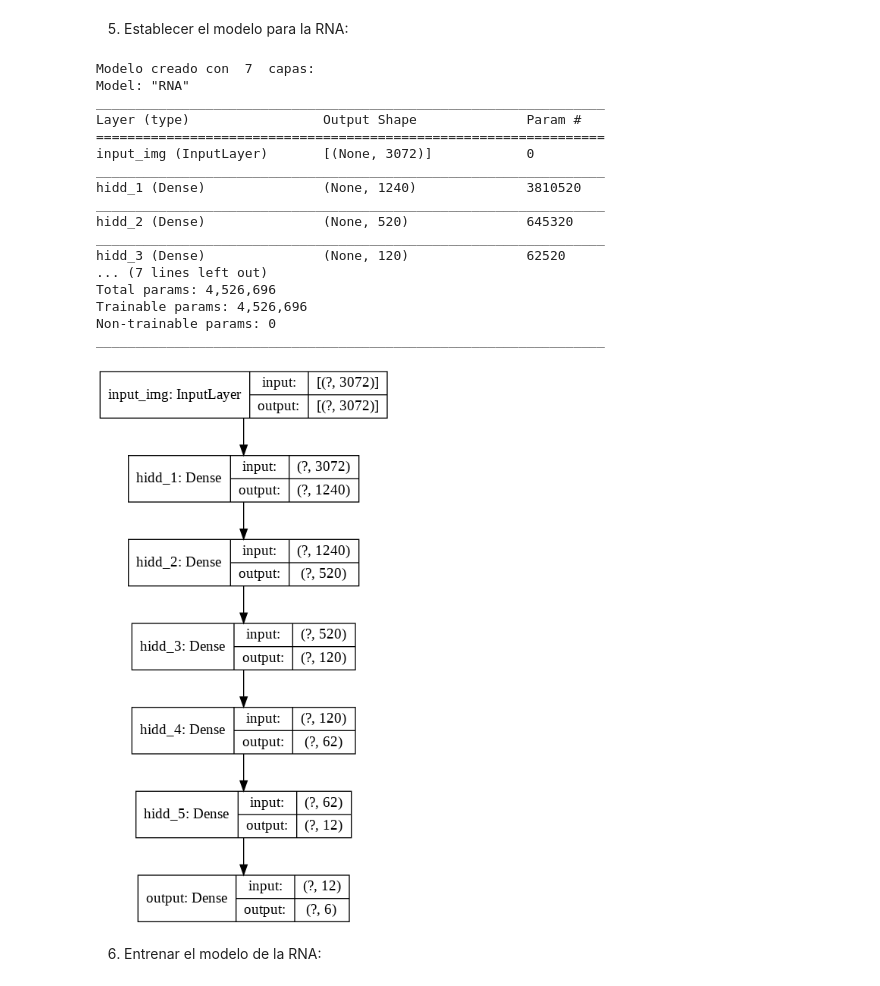
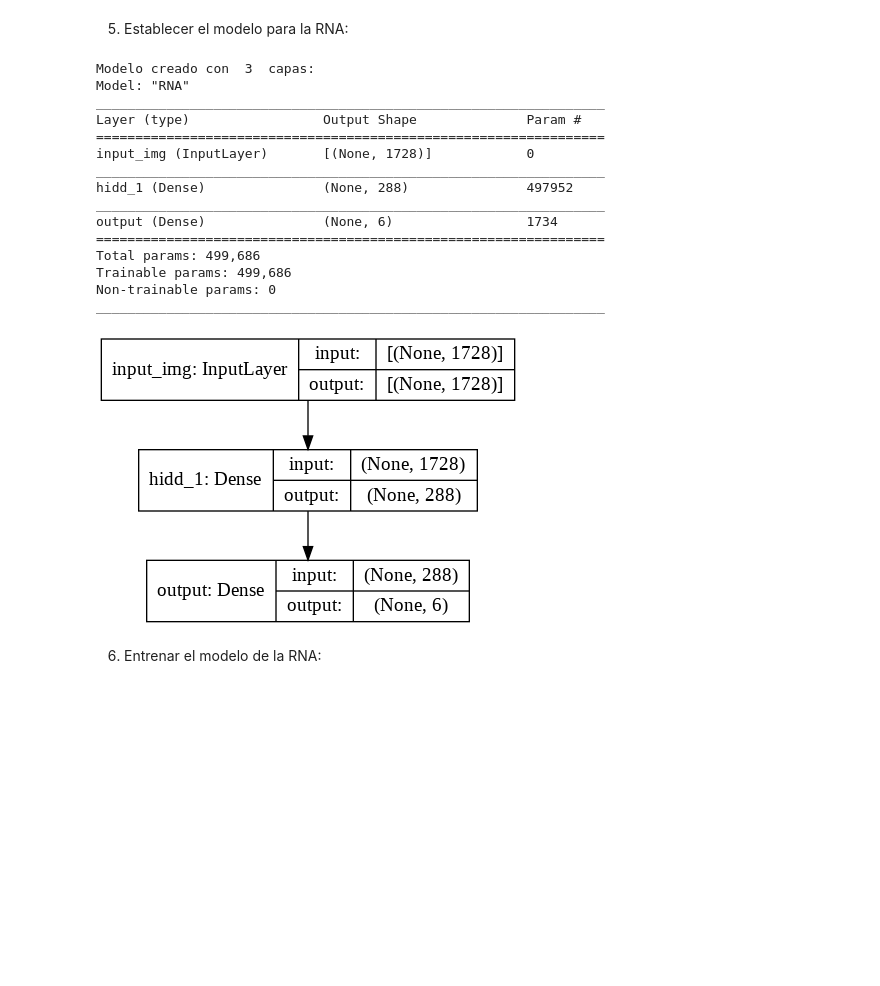
Before and after one commit to PGP-MachineLearning/demoANIMALES, a Jupyter notebook: Imag RNA MLP ANIMALES.ipynb, the cells around one changed output. Cells and saved outputs as stored; diff of their text form; code cells hidden in the pictures; blank space fills up the shorter version.

```diff
--- a/Imag RNA MLP ANIMALES.ipynb
+++ b/Imag RNA MLP ANIMALES.ipynb
@@ -33,14 +33,14 @@ Librerías cargadas
 
 #
 #@markdown ### Parámetros de imágenes:
-imagen_largo_ancho = 32 #@param {type:"integer"}
+imagen_largo_ancho = 24 #@param {type:"integer"}
 imagen_color = True #@param {type:"boolean"}
 imagen_usar_generadas_data_augmentation = True #@param {type:"boolean"}
 
 #@markdown ### Parámetros de la red:
-rna_cant_neuronas_capas_ocultas = '1240, 520, 120, 62, 12' #@param {type:"string"}
+rna_cant_neuronas_capas_ocultas = '288' #@param {type:"string"}
 rna_tipo_capa_salida = 'softmax-MultiClase' #@param ["lineal-Numero", "softmax-MultiClase"]
-rna_cant_epocas_entrenamiento = 25 #@param {type:"integer"}
+rna_cant_epocas_entrenamiento =  25#@param {type:"integer"}
 
 
 ## aplicación de los parámetros elegidos
@@ -244,6 +244,9 @@ if len(y_train)>0:
 5) Establecer el modelo para la RNA:
 # %%
 #@title Establecer modelo
+
+opt_tipo = "Nadam" #@param ["Gradiente Decreciente", "Adam", "Adadelta", "Adagrad", "Adamax", "Nadam", "FTRL"]
+opt_learning_rate = 0.005 #@param {type: "number"}
 
 # define la arquitectura de capas teniendo en cuenta la definición dada anteriomente
 input_img_Lay = Input(shape=(num_inputs,), name='input_img') # capa de entrada
@@ -258,46 +261,61 @@ for num_hid in hidden_layers:
     eachLay = Dense(num_hid, name=auxlayerName)(eachLay) # capas ocultas
 
 # agrega capa de salida
 if tipo_output_softMax:
     # se genera una capa softmax
     output_img_Lay = Dense(units = len(dictMapeo), activation='softmax', name='output')(eachLay) # capa de salida
 else:
     # se genera una capa lineal con una salida numérica
     output_img_Lay = Dense(1, activation=None, name='output')(eachLay) # capa de salida
 
+
+if opt_tipo == "Gradiente Decreciente":
+  opt = keras.optimizers.SGD(learning_rate=opt_learning_rate)
+elif opt_tipo == "Adam":
+  opt = keras.optimizers.Adam(learning_rate=opt_learning_rate)
+elif opt_tipo == "Adadelta":
+  opt = keras.optimizers.Adadelta(learning_rate=opt_learning_rate)
+elif opt_tipo == "Adagrad":
+  opt = keras.optimizers.Adagrad(learning_rate=opt_learning_rate)
+elif opt_tipo == "Adamax":
+  opt = keras.optimizers.Adamax(learning_rate=opt_learning_rate)
+elif opt_tipo == "Nadam":
+  opt = keras.optimizers.Nadam(learning_rate=opt_learning_rate)
+elif opt_tipo == "FTRL":
+  opt = keras.optimizers.Ftrl(learning_rate=opt_learning_rate)
+else:
+  opt = keras.optimizers.Adam()
+
 # genera el modelo RNA MLP Backpropagation
 model = Model(input_img_Lay, output_img_Lay, name='RNA')
-#model.compile(optimizer='rmsprop', loss='mse', metrics=['accuracy'])
 if tipo_output_softMax:
     # utiliza un loss de multiple clases
-    model.compile(optimizer='adam', loss='categorical_crossentropy', metrics=['accuracy'])
+    model.compile(optimizer=opt, loss='categorical_crossentropy', metrics=['accuracy'])
 else:
     # utiliza un loss de valor numérico
-    model.compile(optimizer='adam', loss='mse', metrics=['accuracy'])
+    model.compile(optimizer=opt, loss='mse', metrics=['accuracy'])
 
 print("Modelo creado con ", len(model.layers), " capas:")
 model.summary()
 print("\n")
 plot_model(model, show_layer_names=True, show_shapes=True)
 # %% [output]
-Modelo creado con  7  capas:
+Modelo creado con  3  capas:
 Model: "RNA"
 _________________________________________________________________
 Layer (type)                 Output Shape              Param #
 =================================================================
-input_img (InputLayer)       [(None, 3072)]            0
+input_img (InputLayer)       [(None, 1728)]            0
 _________________________________________________________________
-hidd_1 (Dense)               (None, 1240)              3810520
+hidd_1 (Dense)               (None, 288)               497952
 _________________________________________________________________
-hidd_2 (Dense)               (None, 520)               645320
-_________________________________________________________________
-hidd_3 (Dense)               (None, 120)               62520
-... (7 lines left out)
-Total params: 4,526,696
-Trainable params: 4,526,696
+output (Dense)               (None, 6)                 1734
+=================================================================
+Total params: 499,686
+Trainable params: 499,686
 Non-trainable params: 0
 _________________________________________________________________
-[figure, old version]
+[figure, new version]
 # %% [markdown]
 6) Entrenar el modelo de la RNA:
 # %%
```
Also changed, not shown: parts of 8 cells of this notebook, 1 other file.
